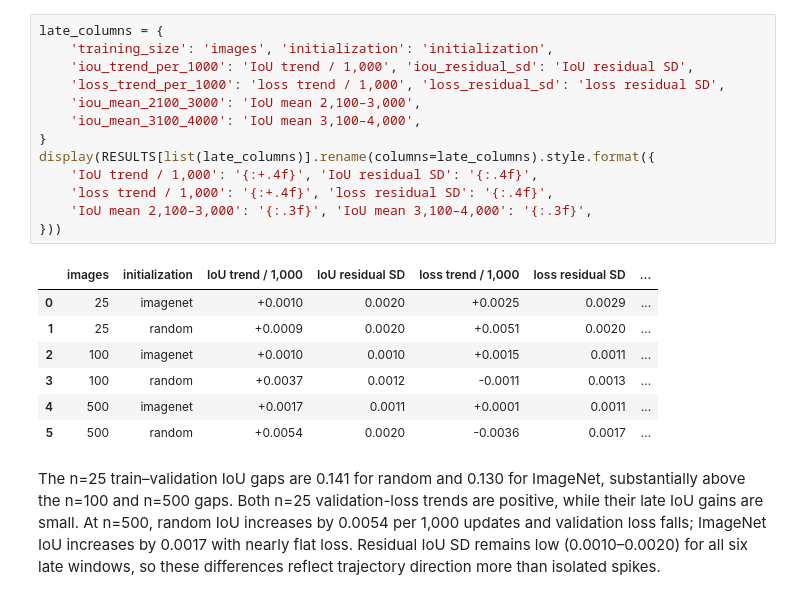
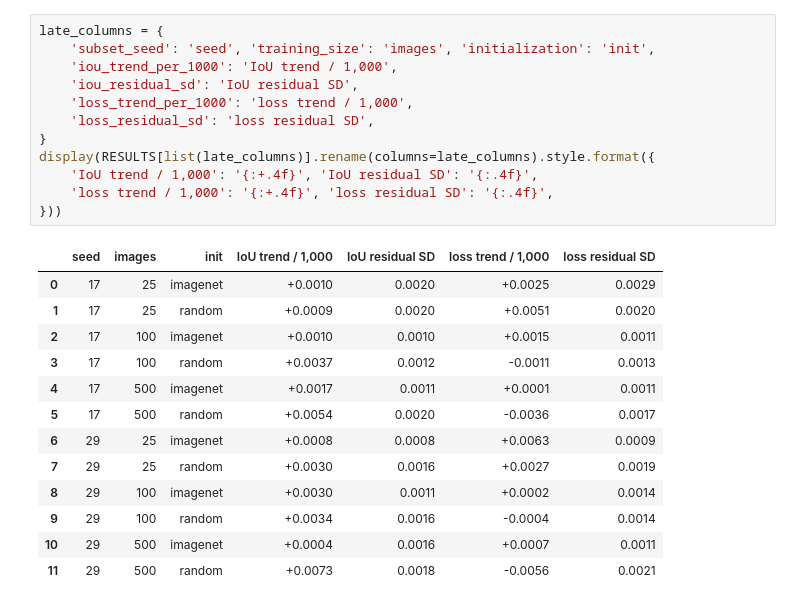
Before and after one commit to manuelmiddendorf/data-efficient-roof-segmentation, a Jupyter notebook: notebooks/04_data_efficiency.ipynb, the cells around one changed output. Drawn from its saved outputs; the diff is of its cells as text.

```diff
--- a/notebooks/04_data_efficiency.ipynb
+++ b/notebooks/04_data_efficiency.ipynb
@@ -132,23 +185,26 @@ display(RESULTS[list(evaluation_columns)].rename(columns=evaluation_columns).sty
 # %%
 late_columns = {
-    'training_size': 'images', 'initialization': 'initialization',
-    'iou_trend_per_1000': 'IoU trend / 1,000', 'iou_residual_sd': 'IoU residual SD',
-    'loss_trend_per_1000': 'loss trend / 1,000', 'loss_residual_sd': 'loss residual SD',
-    'iou_mean_2100_3000': 'IoU mean 2,100–3,000',
-    'iou_mean_3100_4000': 'IoU mean 3,100–4,000',
+    'subset_seed': 'seed', 'training_size': 'images', 'initialization': 'init',
+    'iou_trend_per_1000': 'IoU trend / 1,000',
+    'iou_residual_sd': 'IoU residual SD',
+    'loss_trend_per_1000': 'loss trend / 1,000',
+    'loss_residual_sd': 'loss residual SD',
 }
 display(RESULTS[list(late_columns)].rename(columns=late_columns).style.format({
     'IoU trend / 1,000': '{:+.4f}', 'IoU residual SD': '{:.4f}',
     'loss trend / 1,000': '{:+.4f}', 'loss residual SD': '{:.4f}',
-    'IoU mean 2,100–3,000': '{:.3f}', 'IoU mean 3,100–4,000': '{:.3f}',
 }))
 # %% [output]
-|  | images | initialization | IoU trend / 1,000 | IoU residual SD | loss trend / 1,000 | loss residual SD | ... |
-| 0 | 25 | imagenet | +0.0010 | 0.0020 | +0.0025 | 0.0029 | ... |
-| 1 | 25 | random | +0.0009 | 0.0020 | +0.0051 | 0.0020 | ... |
-| 2 | 100 | imagenet | +0.0010 | 0.0010 | +0.0015 | 0.0011 | ... |
-| 3 | 100 | random | +0.0037 | 0.0012 | -0.0011 | 0.0013 | ... |
-| 4 | 500 | imagenet | +0.0017 | 0.0011 | +0.0001 | 0.0011 | ... |
-| 5 | 500 | random | +0.0054 | 0.0020 | -0.0036 | 0.0017 | ... |
+|  | seed | images | init | IoU trend / 1,000 | IoU residual SD | loss trend / 1,000 | loss residual SD |
+| 0 | 17 | 25 | imagenet | +0.0010 | 0.0020 | +0.0025 | 0.0029 |
+| 1 | 17 | 25 | random | +0.0009 | 0.0020 | +0.0051 | 0.0020 |
+| 2 | 17 | 100 | imagenet | +0.0010 | 0.0010 | +0.0015 | 0.0011 |
+| 3 | 17 | 100 | random | +0.0037 | 0.0012 | -0.0011 | 0.0013 |
+| 4 | 17 | 500 | imagenet | +0.0017 | 0.0011 | +0.0001 | 0.0011 |
+| 5 | 17 | 500 | random | +0.0054 | 0.0020 | -0.0036 | 0.0017 |
+| 6 | 29 | 25 | imagenet | +0.0008 | 0.0008 | +0.0063 | 0.0009 |
+| 7 | 29 | 25 | random | +0.0030 | 0.0016 | +0.0027 | 0.0019 |
+| 8 | 29 | 100 | imagenet | +0.0030 | 0.0011 | +0.0002 | 0.0014 |
+| 9 | 29 | 100 | random | +0.0034 | 0.0016 | -0.0004 | 0.0014 |
+| 10 | 29 | 500 | imagenet | +0.0004 | 0.0016 | +0.0007 | 0.0011 |
+| 11 | 29 | 500 | random | +0.0073 | 0.0018 | -0.0056 | 0.0021 |
-# %% [markdown]
-The n=25 train–validation IoU gaps are 0.141 for random and 0.130 for ImageNet, substantially above the n=100 and n=500 gaps. Both n=25 validation-loss trends are positive, while their late IoU gains are small. At n=500, random IoU increases by 0.0054 per 1,000 updates and validation loss falls; ImageNet IoU increases by 0.0017 with nearly flat loss. Residual IoU SD remains low (0.0010–0.0020) for all six late windows, so these differences reflect trajectory direction more than isolated spikes.
```
Also changed, not shown: parts of 28 cells of this notebook, 20 other files.
